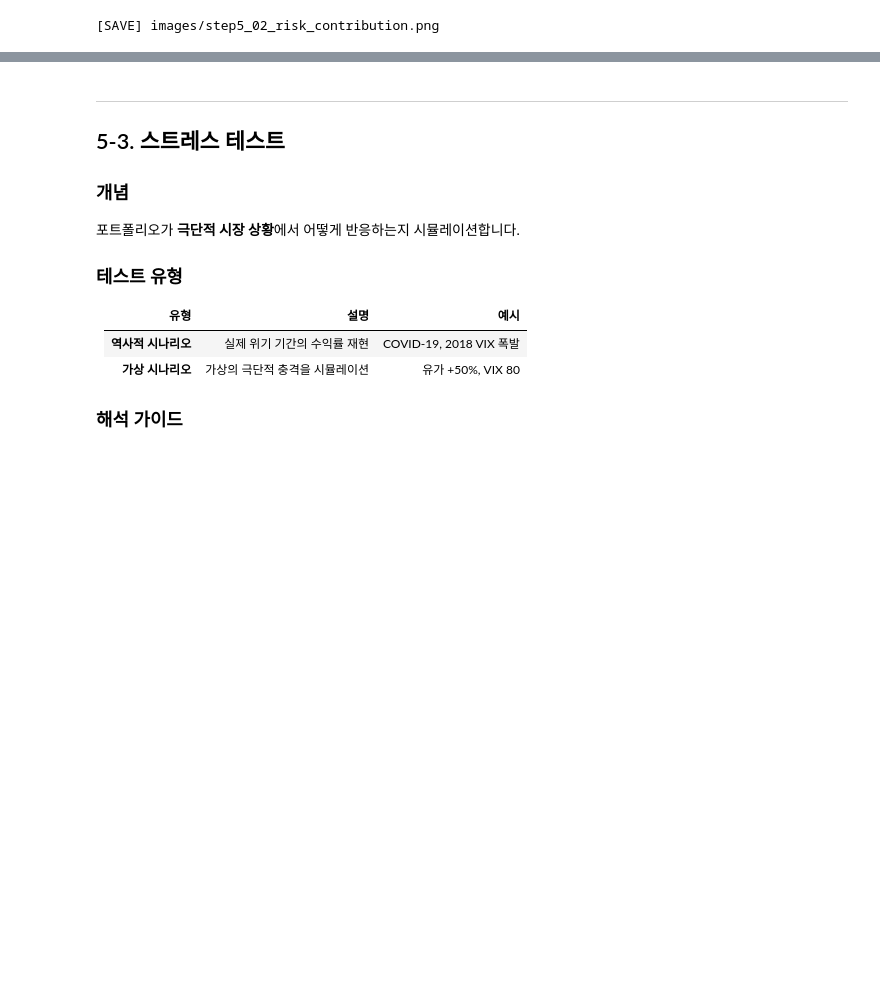
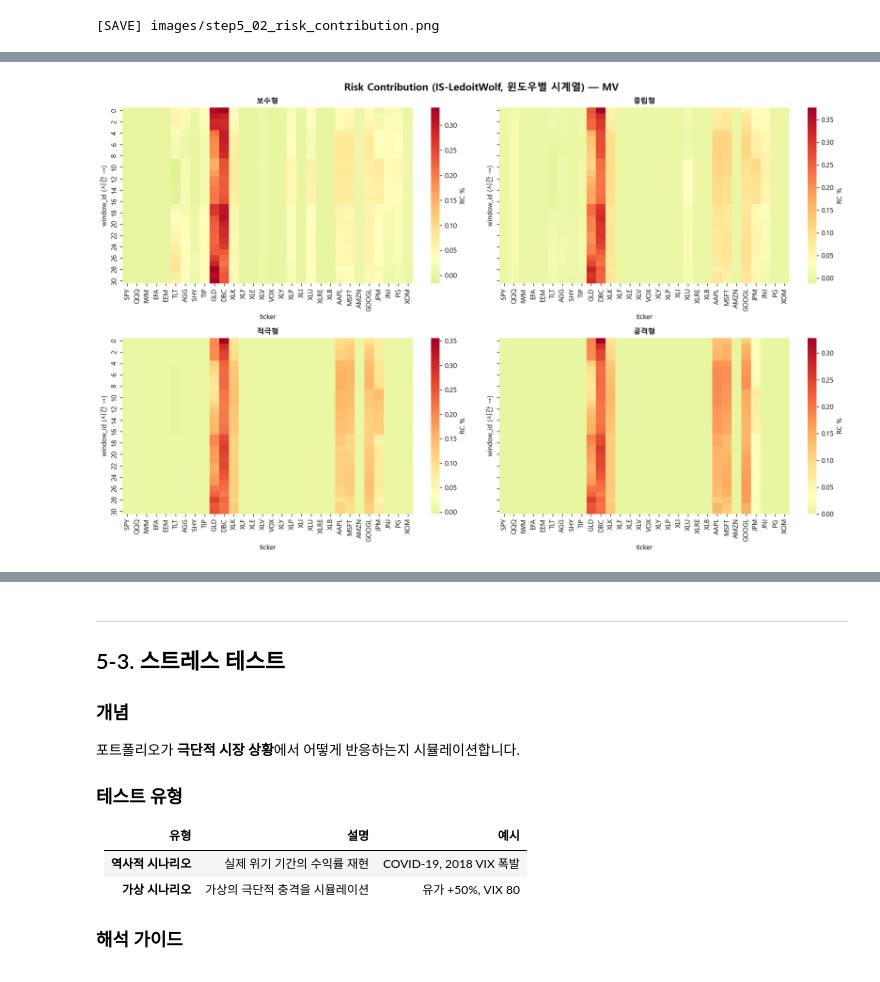
Before and after one commit to sybeom528/finance_project, a Jupyter notebook: 김재천/Guide/Step5_Risk_Analysis.ipynb, the cells around one changed output, grey strips where cells are left out. Drawn from its saved outputs; the diff is of its cells as text; code cells hidden in the pictures; blank space fills up the shorter version.

```diff
--- a/김재천/Guide/Step5_Risk_Analysis.ipynb
+++ b/김재천/Guide/Step5_Risk_Analysis.ipynb
@@ -359,0 +372,83 @@ print('[SAVE] images/step5_02_risk_contribution.png')
+# %%
+# ============================================================
+# 5-2b. IS 윈도우별 LedoitWolf 기반 Risk Contribution 시계열 (Task 11/v4.2d)
+# ============================================================
+# Step 4와 동일한 walk-forward 구조: IS=24개월(~504일), OOS=3개월(~63일)
+# 각 IS 윈도우마다 LedoitWolf 추정 → RC 계산 → 프로필별 시계열 저장
+from sklearn.covariance import LedoitWolf
+
+# 단순 수익률 (Step 4 Option Y와 일관)
+simple_ret = df_prices.pct_change().dropna()
+ana_ret = simple_ret.loc["2016-01-01":]
+
+IS_DAYS  = 504   # 24M
+OOS_DAYS = 63    # 3M
+
+# Window 인덱스 생성
+windows = []
+i = 0
+while True:
+    is_start_i = i * OOS_DAYS
+    is_end_i = is_start_i + IS_DAYS
+    oos_end_i = is_end_i + OOS_DAYS
+    if oos_end_i > len(ana_ret):
+        break
+    windows.append({
+        "window_id": len(windows),
+        "is_start": ana_ret.index[is_start_i],
+        "is_end":   ana_ret.index[is_end_i - 1],
+        "oos_end":  ana_ret.index[oos_end_i - 1],
+    })
+    i += 1
+print(f"생성된 walk-forward 윈도우 수: {len(windows)}")
+
+# 윈도우별 LW cov + RC 계산
+rc_records = []
+for w in windows:
+    is_data = ana_ret.loc[w["is_start"]:w["is_end"]]
+    if len(is_data) < 50:
+        continue
+    lw = LedoitWolf().fit(is_data.values)
+    cov_lw = lw.covariance_ * 252
+    for pname in PROFILE_NAMES:
+        w_sub = df_weights[(df_weights["profile"] == pname) &
+                           (df_weights["strategy"] == "MV")].set_index("ticker")["weight"]
+        w_aligned = w_sub.reindex(tickers).fillna(0).values
+        rc_pct = risk_contribution(w_aligned, cov_lw)
+        for t, rc_v in zip(tickers, rc_pct):
+            rc_records.append({
+                "window_id": w["window_id"],
+                "is_end": w["is_end"],
+                "profile": pname,
+                "ticker": t,
+                "rc_pct": float(rc_v),
+            })
+
+df_rc_window = pd.DataFrame(rc_records)
+df_rc_window.to_csv(os.path.join(DATA_DIR, "rc_by_window.csv"), index=False)
+print(f"saved: data/rc_by_window.csv  shape={df_rc_window.shape}")
+
+# 시각화: 4-패널 heatmap (window x ticker, profile별)
+fig, axes = plt.subplots(2, 2, figsize=(16, 10), sharey=True)
+fig.suptitle("Risk Contribution (IS-LedoitWolf, 윈도우별 시계열) — MV", fontsize=15, fontweight="bold")
+for ax, pname in zip(axes.flat, PROFILE_NAMES):
+    sub = df_rc_window[df_rc_window["profile"] == pname]
+    pivot = sub.pivot(index="window_id", columns="ticker", values="rc_pct").reindex(columns=tickers)
+    sns.heatmap(pivot, ax=ax, cmap="RdYlGn_r", center=1/30,
+                cbar_kws={"label": "RC %"}, linewidths=0)
+    ax.set_title(f"{pname}", fontsize=11, fontweight="bold")
+    ax.set_xlabel("ticker")
+    ax.set_ylabel("window_id (시간 →)")
+plt.tight_layout()
+out_path = os.path.join(IMG_DIR, "step5_05_rc_by_window.png")
+fig.savefig(out_path, dpi=130, bbox_inches="tight")
+plt.show()
+print(f"saved: images/step5_05_rc_by_window.png")
+
+# 단일 시점 vs 시계열 비교 — 보수형 기준
+single_rc = df_rc["보수형"]
+mean_window_rc = df_rc_window[df_rc_window["profile"] == "보수형"].groupby("ticker")["rc_pct"].mean().reindex(tickers)
+diff = (single_rc - mean_window_rc).abs().sort_values(ascending=False)
+print("[단일 시점 RC vs IS-LW 평균 RC] 차이 Top 5 (보수형):")
+print(diff.head().to_string())
+# %% [output]
@@ -359,0 +457 @@ print('[SAVE] images/step5_02_risk_contribution.png')
+[figure, added]
```
Also changed, not shown: parts of 4 cells of this notebook, 50 other files.
